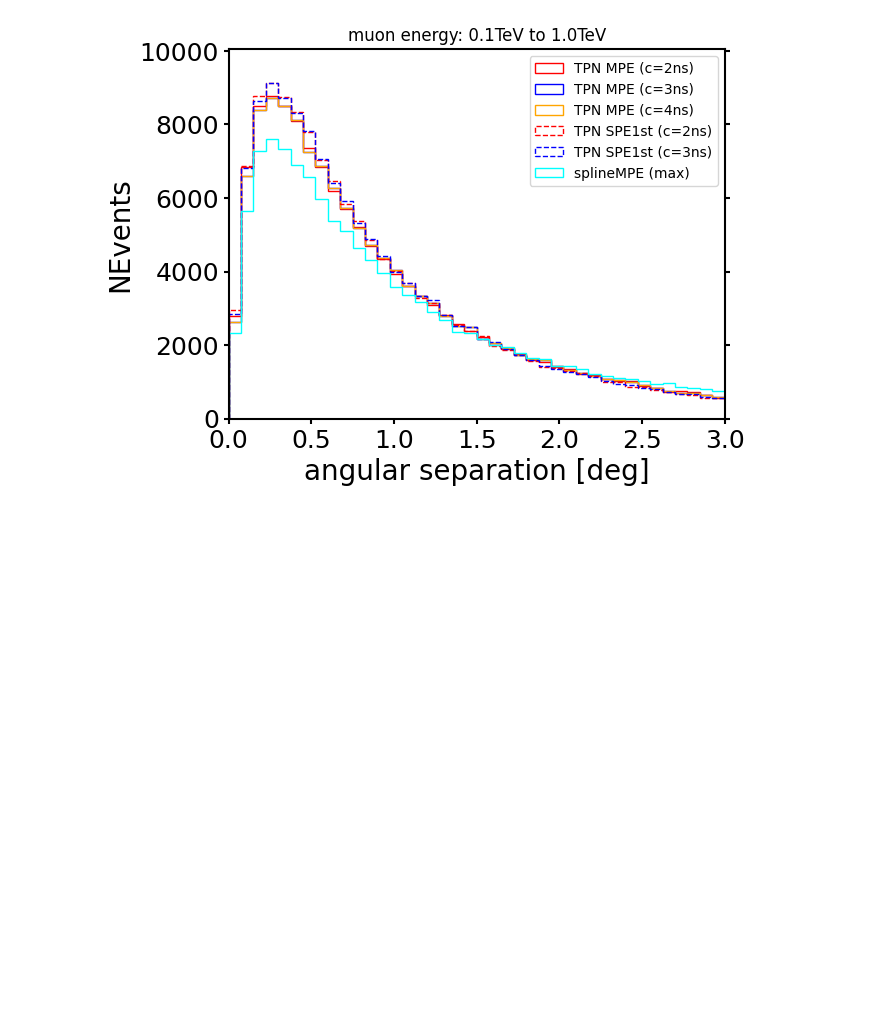
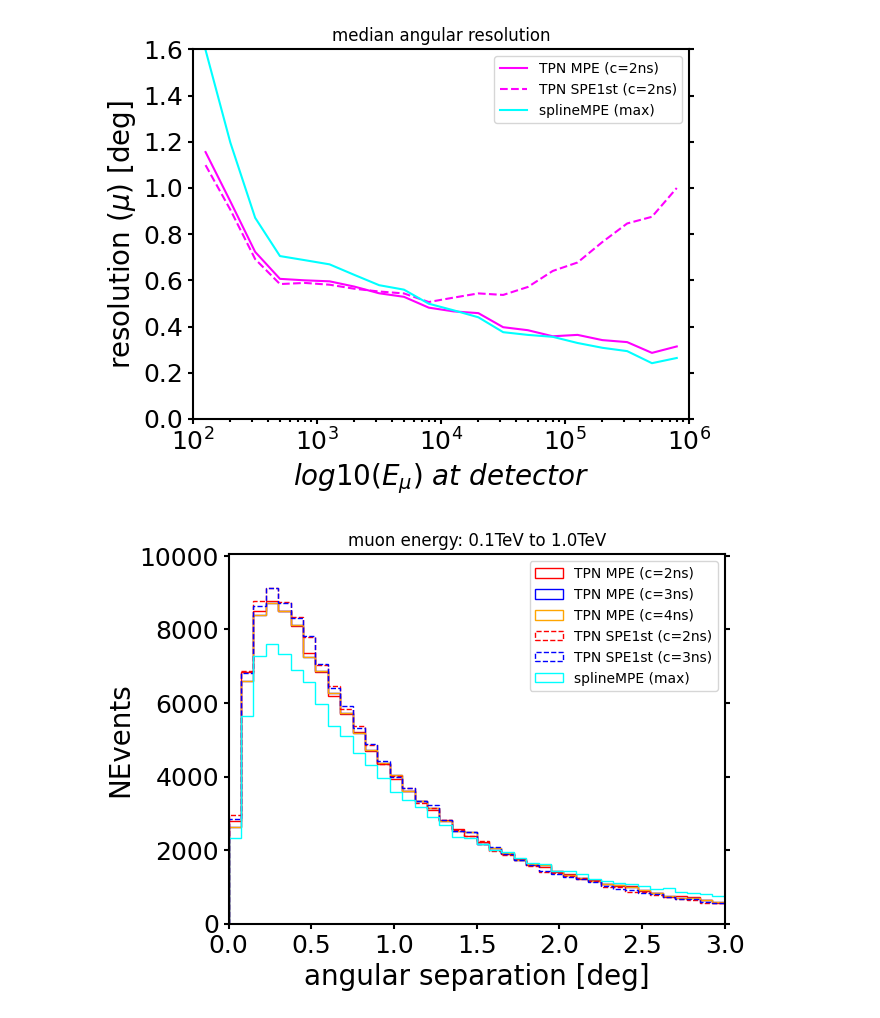
Before and after one commit to rishibbdb/TPN_DeV, a Jupyter notebook: dev/notebooks/resolution_summary.ipynb, the cells around one changed output. Saved outputs shown, nothing was run; the diff lists cells and outputs as text; code cells hidden in the pictures; blank space fills up the shorter version.

```diff
--- a/dev/notebooks/resolution_summary.ipynb
+++ b/dev/notebooks/resolution_summary.ipynb
@@ -112,3 +121,25 @@ plt.show()
+# %%
+fig, ax = plt.subplots()
+plot_args = {'xlabel':'$log10(E_{\\mu})\,\,at\,\,detector$',
+                 'ylabel':'resolution ($\mu$) [deg]',
+                 'xlim':[10**2.0, 10**6.0],
+                 'ylim':[0.0, 1.5]}
+
+#ax.plot(10**xvals, r1_MPE2[1], color='red', label='TPN MPE (c=2ns)')
+ax.plot(10**xvals, r1_MPE2_2[1], color='magenta', label='TPN MPE (c=2ns)')
+#ax.plot(10**xvals, r1_MPE3[1], color='blue', label='TPN MPE (c=3ns)')
+#ax.plot(10**xvals, r1_MPE4[1], color='orange', label='TPN MPE (c=4ns)')
+#ax.plot(10**xvals, r1_SPE2[1], color='red', label='TPN SPE1st (c=2ns)', linestyle='dashed')
+ax.plot(10**xvals, r1_SPE2_2[1], color='magenta', label='TPN SPE1st (c=2ns)', linestyle='dashed')
+#ax.plot(10**xvals, r1_SPE3[1], color='blue', label='TPN SPE1st (c=3ns)', linestyle='dashed')
+ax.plot(10**xvals, r2_smpe[1], color='cyan', label='splineMPE (max)')
+adjust_plot_1d(fig, ax, plot_args=plot_args)
+plt.xscale('log')
+plt.title('median angular resolution')
+ax.set_yticks([0.2*i for i in range(9)])
+plt.show()
+# %% [output]
+[figure, added]
 # %%
 def get_hist(results, emin, emax):
     gcd, gcd_smpe, muon_energy = get_gcd(results)
```
Also changed, not shown: parts of 17 cells of this notebook, 4 other files.
